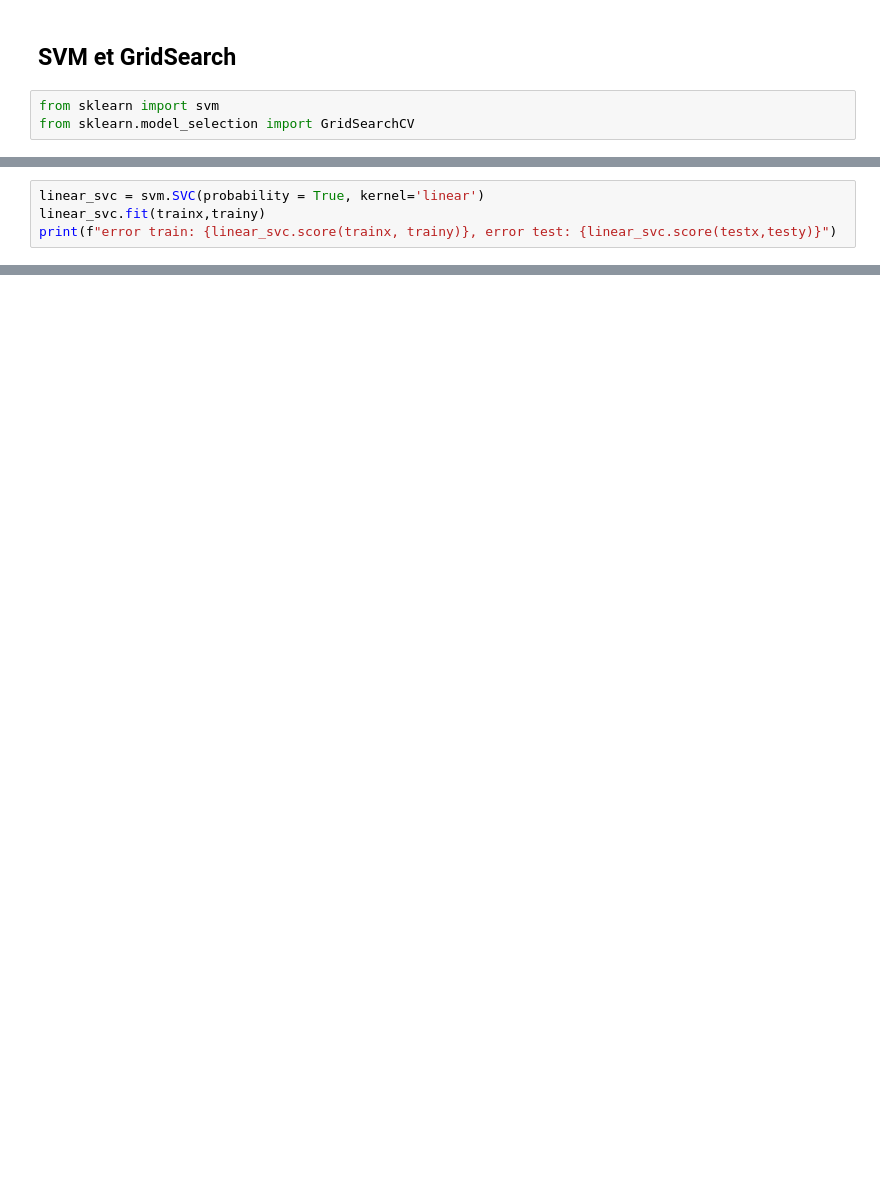
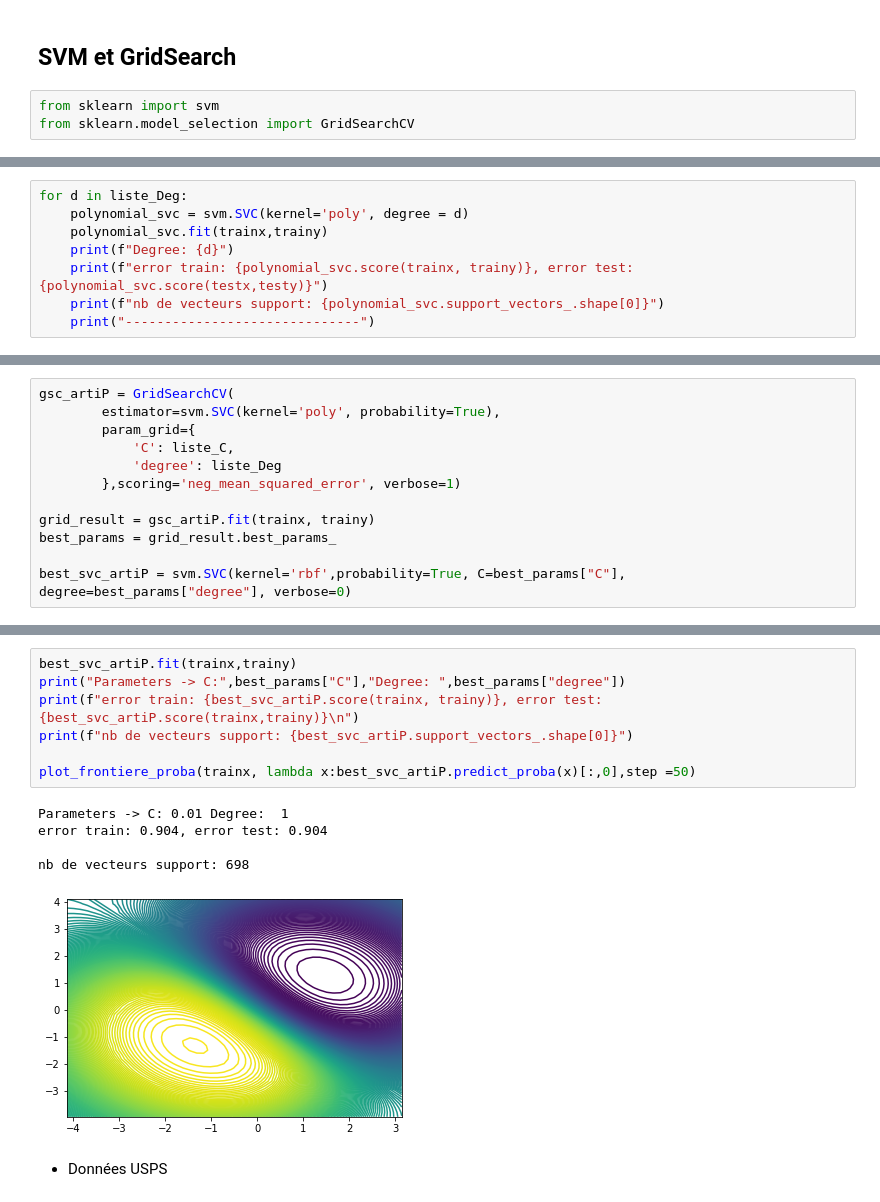
Before and after one commit to ghadaFerjani97/ML, a Jupyter notebook: tme4.ipynb, the cells around one changed output, grey strips where cells are left out. Saved outputs shown, nothing was run; the diff lists cells and outputs as text; blank space fills up the shorter version.

```diff
--- a/tme4.ipynb
+++ b/tme4.ipynb
@@ -121,5 +281,9 @@ from sklearn.model_selection import GridSearchCV
 # %%
-linear_svc = svm.SVC(probability = True, kernel='linear')
-linear_svc.fit(trainx,trainy)
-print(f"error train: {linear_svc.score(trainx, trainy)}, error test: {linear_svc.score(testx,testy)}")
+for d in liste_Deg:
+    polynomial_svc = svm.SVC(kernel='poly', degree = d)
+    polynomial_svc.fit(trainx,trainy)
+    print(f"Degree: {d}")
+    print(f"error train: {polynomial_svc.score(trainx, trainy)}, error test: {polynomial_svc.score(testx,testy)}")
+    print(f"nb de vecteurs support: {polynomial_svc.support_vectors_.shape[0]}")
+    print("------------------------------")
 # %% [output]
@@ -126,0 +310,12 @@ error train: 0.903, error test: 0.911
+# %%
+gsc_artiP = GridSearchCV(
+        estimator=svm.SVC(kernel='poly', probability=True),
+        param_grid={
+            'C': liste_C,
+            'degree': liste_Deg
+        },scoring='neg_mean_squared_error', verbose=1)
+
+grid_result = gsc_artiP.fit(trainx, trainy)
+best_params = grid_result.best_params_
+
+best_svc_artiP = svm.SVC(kernel='rbf',probability=True, C=best_params["C"], degree=best_params["degree"], verbose=0)
@@ -126,0 +326,15 @@ error train: 0.903, error test: 0.911
+# %%
+best_svc_artiP.fit(trainx,trainy)
+print("Parameters -> C:",best_params["C"],"Degree: ",best_params["degree"])
+print(f"error train: {best_svc_artiP.score(trainx, trainy)}, error test: {best_svc_artiP.score(trainx,trainy)}\n")
+print(f"nb de vecteurs support: {best_svc_artiP.support_vectors_.shape[0]}")
+
+plot_frontiere_proba(trainx, lambda x:best_svc_artiP.predict_proba(x)[:,0],step =50)
+# %% [output]
+Parameters -> C: 0.01 Degree:  1
+error train: 0.904, error test: 0.904
+
+nb de vecteurs support: 698
+[figure, added]
+# %% [markdown]
+- Données USPS
```
Also changed, not shown: parts of 29 cells of this notebook, 1 other file.
